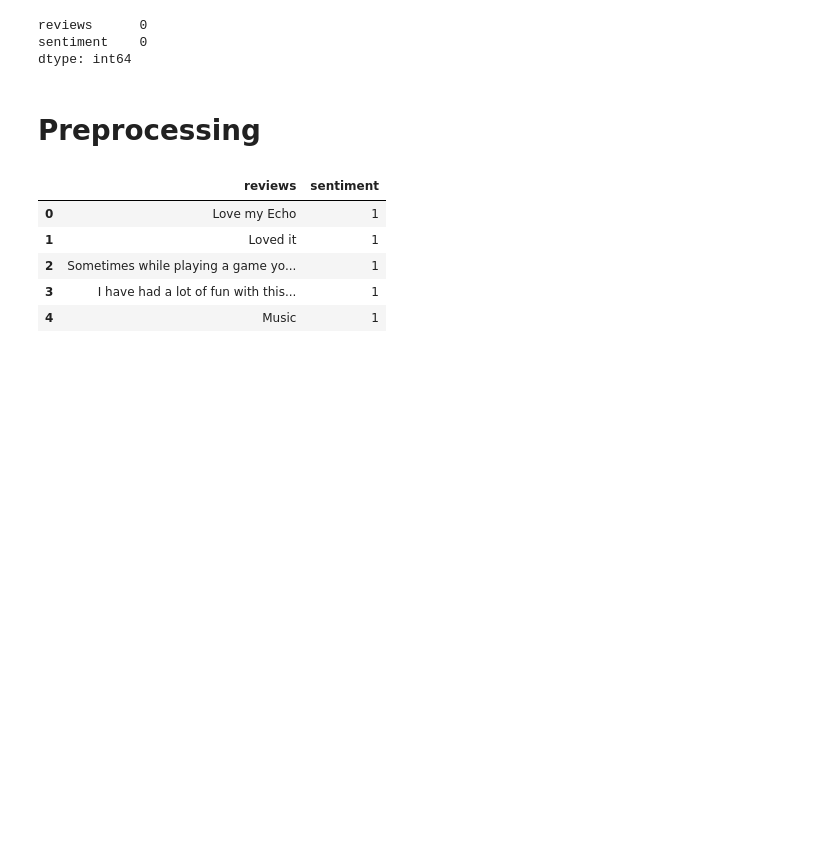
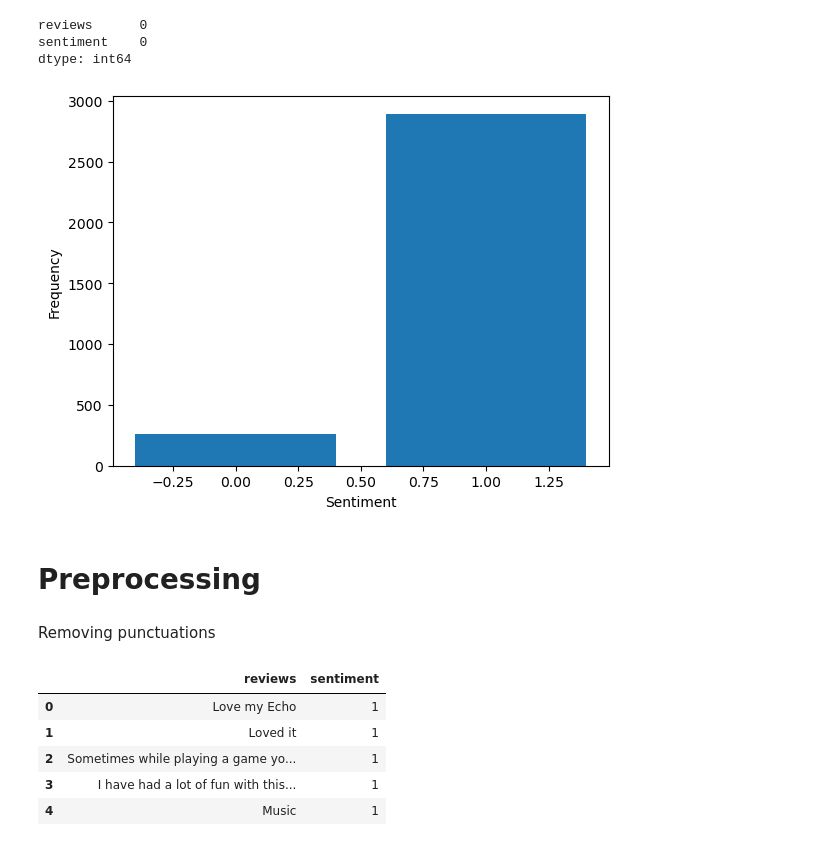
Before and after one commit to rud-rax/sentimentAnalysis, a Jupyter notebook: main.ipynb, the cells around one changed output. Cells and saved outputs as stored; diff of their text form; code cells hidden in the pictures; blank space fills up the shorter version.

```diff
--- a/main.ipynb
+++ b/main.ipynb
@@ -32,6 +33,18 @@ df.isnull().sum()
 reviews      0
 sentiment    0
 dtype: int64
+# %%
+from collections import Counter
+
+cs = Counter(df['sentiment'])
+cs
+
+plt.bar(cs.keys() , cs.values())
+plt.xlabel('Sentiment')
+plt.ylabel('Frequency')
+plt.show()
+# %% [output]
+[figure, added]
 # %% [markdown]
 # Preprocessing
 # %%
@@ -40,6 +53,8 @@ import re
 from nltk import word_tokenize
 from nltk.corpus import stopwords
 from nltk.stem.porter import PorterStemmer
+# %% [markdown]
+Removing punctuations
 # %%
 #removing punctuations
 df.replace('[^a-zA-Z]', ' ',regex = True,inplace = True)
```
Also changed, not shown: parts of 28 cells of this notebook.
